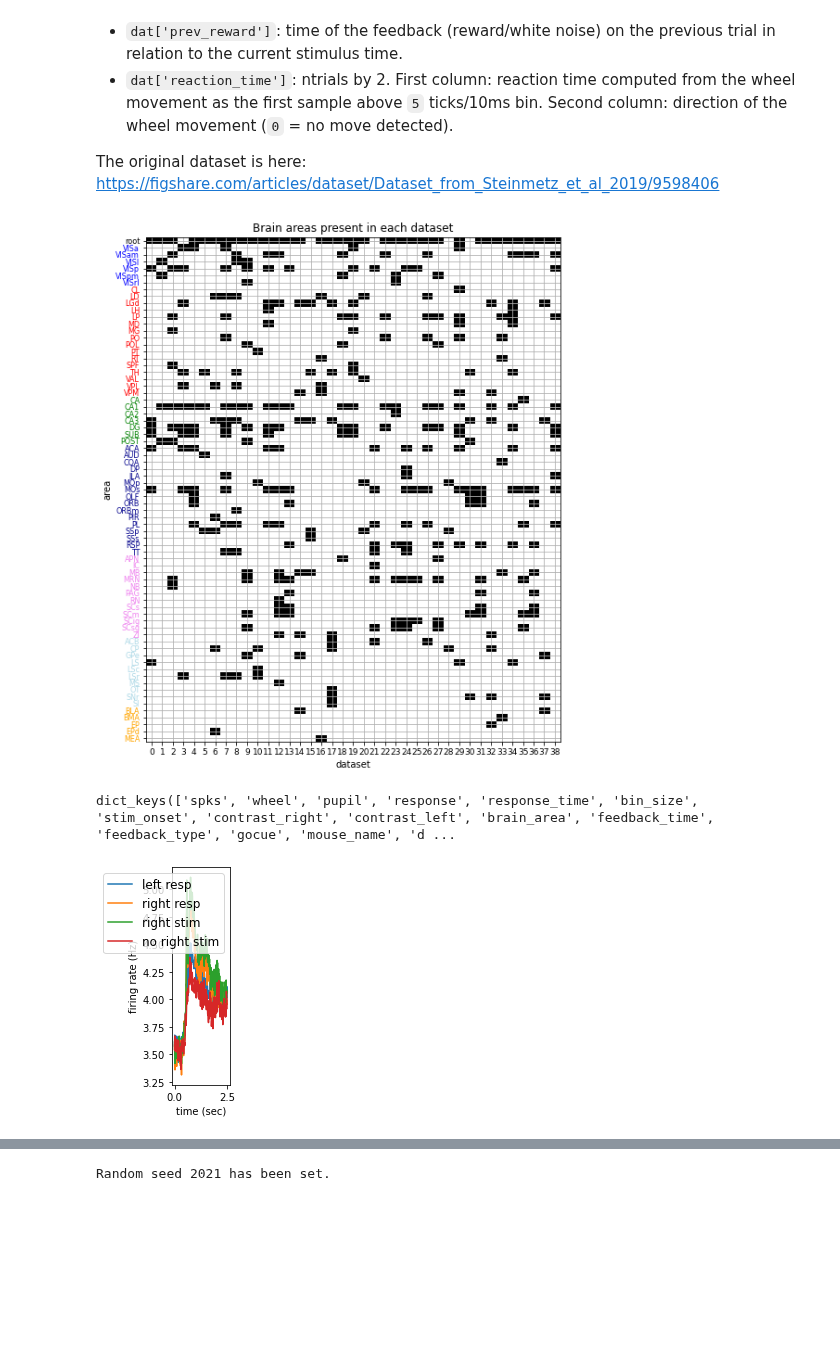
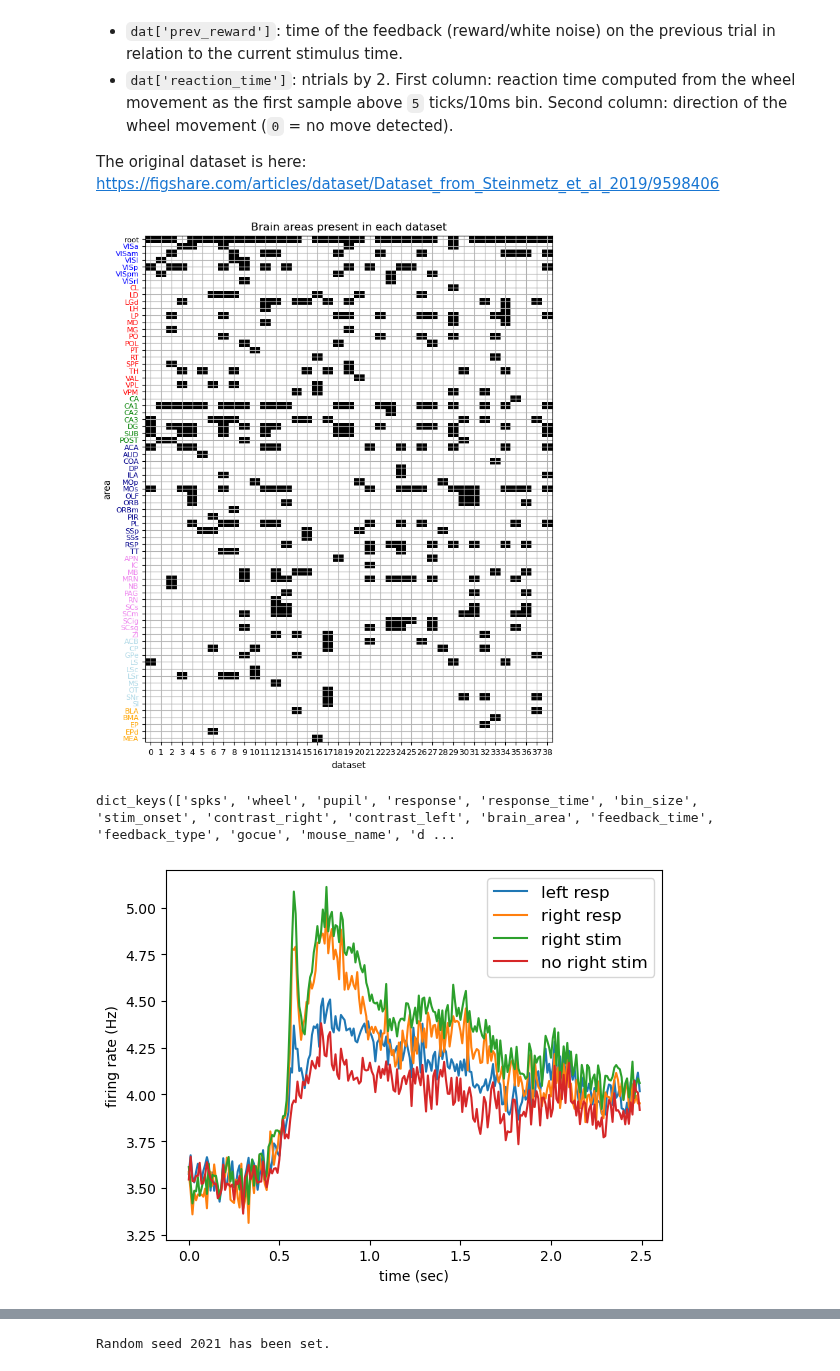
Before and after one commit to kkke/NeuroMatch_Project, a Jupyter notebook: Copy_of_load_steinmetz_decisions.ipynb, the cells around one changed output, grey strips where cells are left out. Saved outputs shown, nothing was run; the diff lists cells and outputs as text; code cells hidden in the pictures; blank space fills up the shorter version.

Commit message:
fixes population average plot

```diff
--- a/Copy_of_load_steinmetz_decisions.ipynb
+++ b/Copy_of_load_steinmetz_decisions.ipynb
@@ -321,10 +321,12 @@ def shuffle_and_split_data(X, y, seed):
 # %% [markdown]
 Load Data
 # %%
-# @title Data retrieval
+# store the dataset files in the datasets folder
 import os, requests
 
 fname = []
+ds = "datasets"
+
 for j in range(3):
   fname.append('steinmetz_part%d.npz'%j)
 url = ["https://osf.io/agvxh/download"]
@@ -332,7 +334,7 @@ url.append("https://osf.io/uv3mw/download")
 url.append("https://osf.io/ehmw2/download")
 
 for j in range(len(url)):
-  if not os.path.isfile(fname[j]):
+  if not os.path.isfile("/".join([ds, fname[j]])):
     try:
       r = requests.get(url[j])
     except requests.ConnectionError:
@@ -341,14 +343,14 @@ for j in range(len(url)):
       if r.status_code != requests.codes.ok:
         print("!!! Failed to download data !!!")
       else:
-        with open(fname[j], "wb") as fid:
+        with open("/".join([ds, fname[j]]), "wb") as fid:
           fid.write(r.content)
 # %%
 # @title Data loading
 alldat = np.array([])
 for j in range(len(fname)):
   alldat = np.hstack((alldat,
-                      np.load('steinmetz_part%d.npz'%j,
+                      np.load("/".join([ds, 'steinmetz_part%d.npz'%j]),
                               allow_pickle=True)['dat']))
 # %% [markdown]
 `alldat` contains 39 sessions from 10 mice, data from Steinmetz et al, 2019. Time bins for all measurements are 10ms, starting 500ms before stimulus onset. The mouse had to determine which side has the highest contrast. For each `dat = alldat[k]`, you have the fields below. For extra variables, check out the extra notebook and extra data files (lfp, waveforms and exact spike times, non-binned).
@@ -435,32 +437,32 @@ plt.title("Brain areas present in each dataset")
 plt.grid(True)
 plt.show()
 # %% [output]
-[figure, old version]
+[figure, new version]
 # %%
 # @title Basic plots of population average
 
 # select just one of the recordings here. 11 is nice because it has some neurons in vis ctx.
 dat = alldat[11]
 print(dat.keys())
 
 dt = dat['bin_size']  # binning at 10 ms
 NT = dat['spks'].shape[-1]
 
-ax = plt.subplot(1, 5, 1)
+ax = plt.subplot(1, 1, 1)
 response = dat['response']  # right - nogo - left (-1, 0, 1)
 vis_right = dat['contrast_right']  # 0 - low - high
 vis_left = dat['contrast_left']  # 0 - low - high
 plt.plot(dt * np.arange(NT), 1/dt * dat['spks'][:, response >= 0].mean(axis=(0, 1)))  # left responses
 plt.plot(dt * np.arange(NT), 1/dt * dat['spks'][:, response < 0].mean(axis=(0, 1)))  # right responses
 plt.plot(dt * np.arange(NT), 1/dt * dat['spks'][:, vis_right > 0].mean(axis=(0, 1)))  # stimulus on the right
 plt.plot(dt * np.arange(NT), 1/dt * dat['spks'][:, vis_right == 0].mean(axis=(0, 1)))  # no stimulus on the right
 
 plt.legend(['left resp', 'right resp', 'right stim', 'no right stim'], fontsize=12)
 ax.set(xlabel='time (sec)', ylabel='firing rate (Hz)')
 plt.show()
 # %% [output]
 dict_keys(['spks', 'wheel', 'pupil', 'response', 'response_time', 'bin_size', 'stim_onset', 'contrast_right', 'contrast_left', 'brain_area', 'feedback_time', 'feedback_type', 'gocue', 'mouse_name', 'd ...
-[figure, old version]
+[figure, new version]
 # %%
 # Visulize the data from one trial
 plt.figure(figsize = (10, 6))
```
Also changed, not shown: parts of 1 cell of this notebook, 3 other files.
